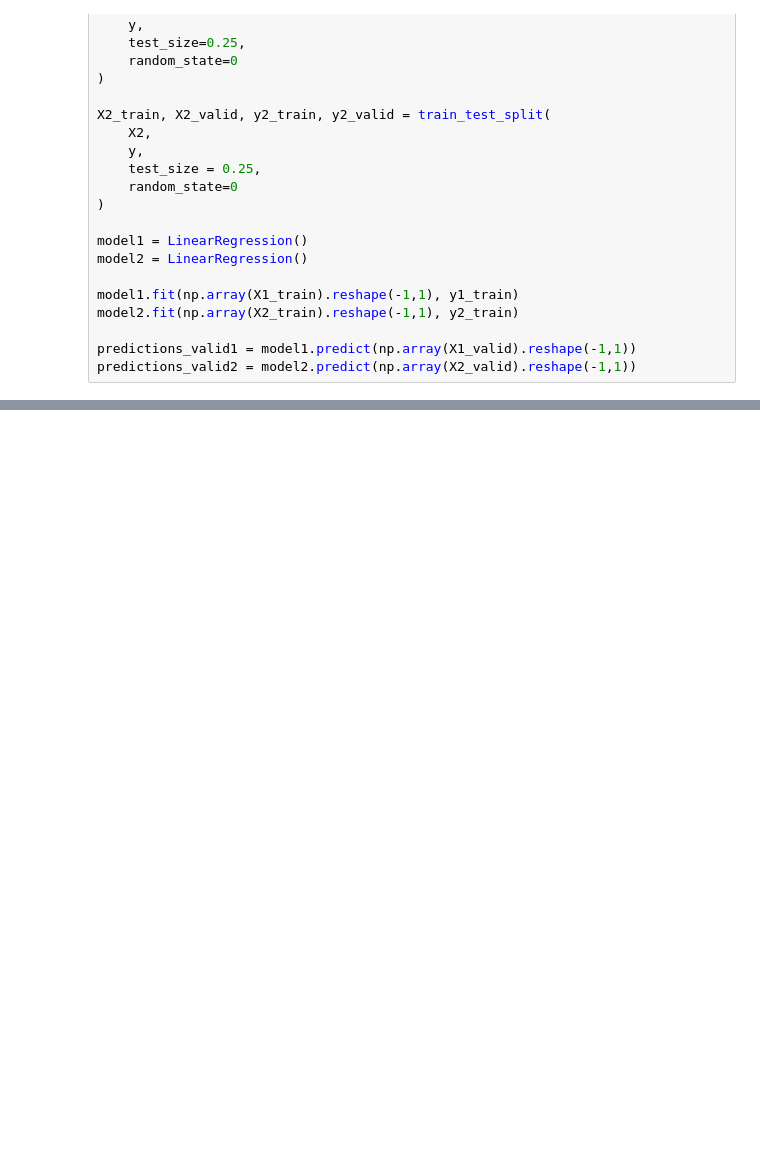
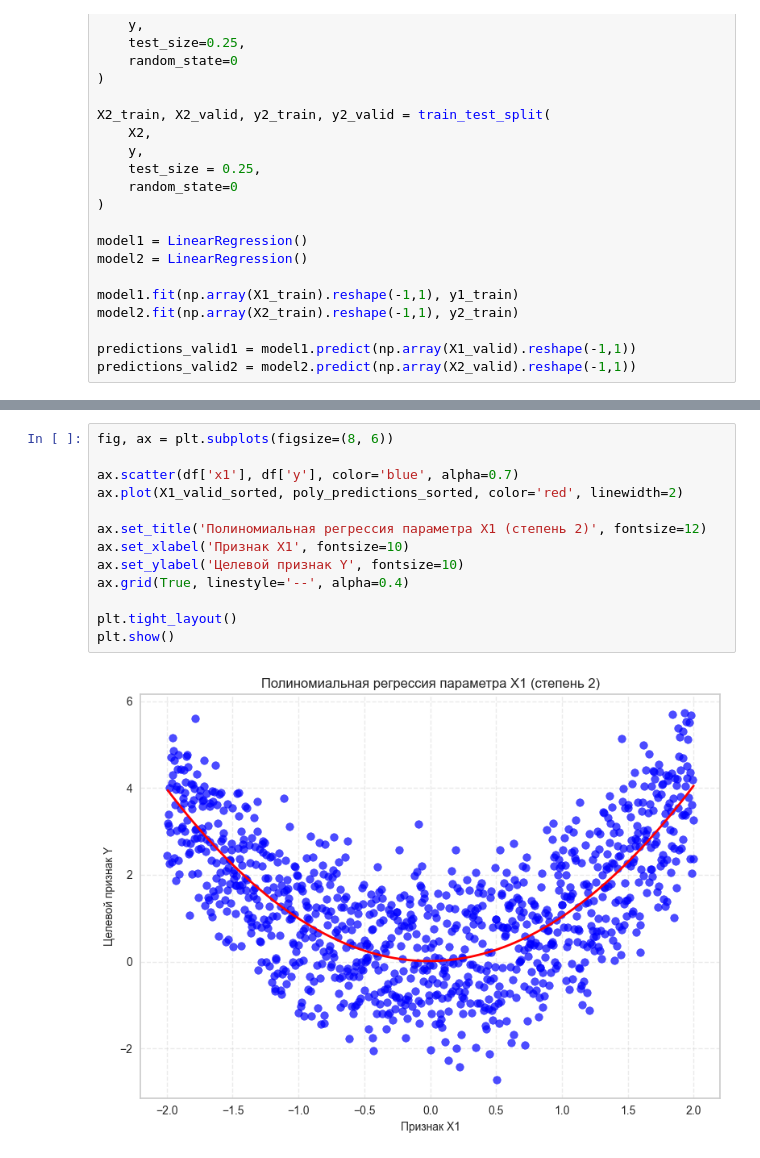
Before and after one commit to MarikSmerch/DS_LR3, a Jupyter notebook: ЛР3_Соколов_4.ipynb, the cells around one changed output, grey strips where cells are left out. Drawn from its saved outputs; the diff is of its cells as text; blank space fills up the shorter version.

```diff
--- a/ЛР3_Соколов_4.ipynb
+++ b/ЛР3_Соколов_4.ipynb
@@ -213,0 +345,15 @@ fig.tight_layout()
+# %%
+fig, ax = plt.subplots(figsize=(8, 6))
+
+ax.scatter(df['x1'], df['y'], color='blue', alpha=0.7)
+ax.plot(X1_valid_sorted, poly_predictions_sorted, color='red', linewidth=2)
+
+ax.set_title('Полиномиальная регрессия параметра X1 (степень 2)', fontsize=12)
+ax.set_xlabel('Признак X1', fontsize=10)
+ax.set_ylabel('Целевой признак Y', fontsize=10)
+ax.grid(True, linestyle='--', alpha=0.4)
+
+plt.tight_layout()
+plt.show()
+# %% [output]
+[figure, added]
```
Also changed, not shown: parts of 50 cells of this notebook.
